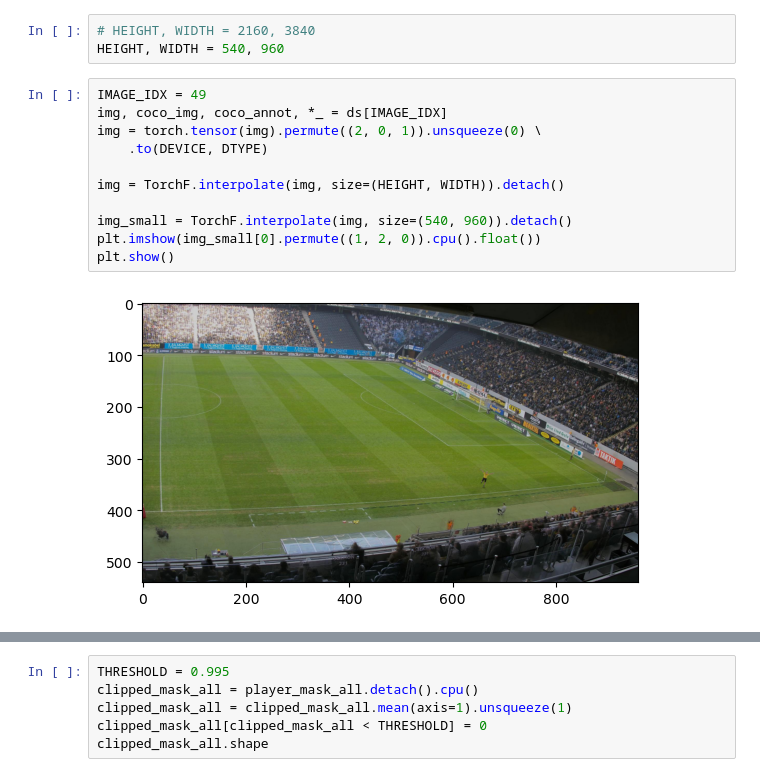
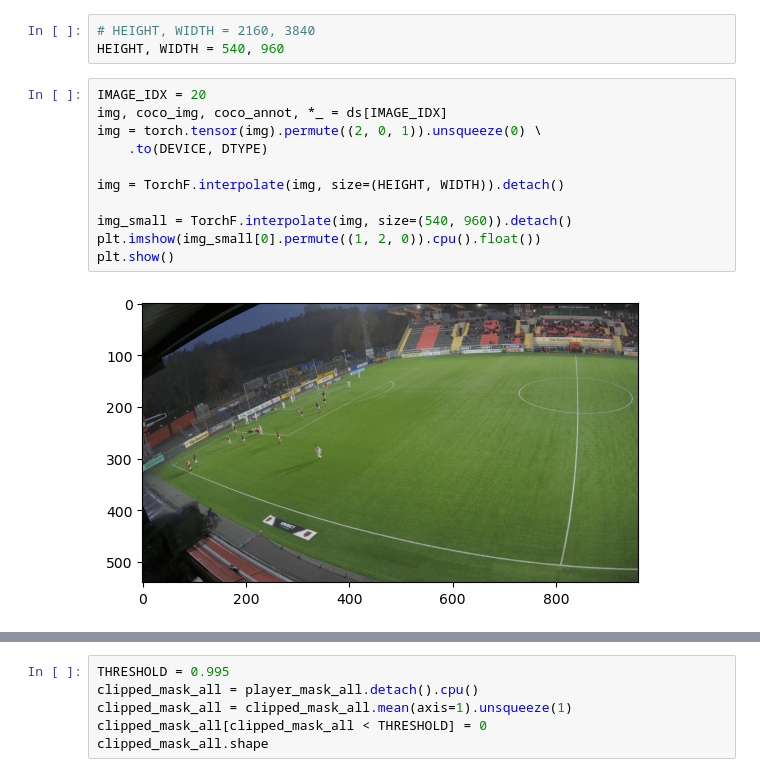
Before and after one commit to SamNguyen2k5/NUSC-ISC-FootballAnalysis, a Jupyter notebook: experiments/ex06_player_heatmap_after_masking/spiideo-inference-test.ipynb, the cells around one changed output, grey strips where cells are left out. Cells and saved outputs as stored; diff of their text form.

```diff
--- a/experiments/ex06_player_heatmap_after_masking/spiideo-inference-test.ipynb
+++ b/experiments/ex06_player_heatmap_after_masking/spiideo-inference-test.ipynb
@@ -148,18 +163,18 @@ torch.mps.empty_cache()
 # HEIGHT, WIDTH = 2160, 3840
 HEIGHT, WIDTH = 540, 960
 # %%
-IMAGE_IDX = 49
+IMAGE_IDX = 20
 img, coco_img, coco_annot, *_ = ds[IMAGE_IDX]
 img = torch.tensor(img).permute((2, 0, 1)).unsqueeze(0) \
     .to(DEVICE, DTYPE)
 
 img = TorchF.interpolate(img, size=(HEIGHT, WIDTH)).detach()
 
 img_small = TorchF.interpolate(img, size=(540, 960)).detach()
 plt.imshow(img_small[0].permute((1, 2, 0)).cpu().float())
 plt.show()
 # %% [output]
-[figure, old version]
+[figure, new version]
 # %%
 cover = pitch_cover_model(img_small)
 cover = TorchF.interpolate(cover, size=(HEIGHT, WIDTH)).detach()
```
Also changed, not shown: parts of 14 cells of this notebook, 44 other files.
